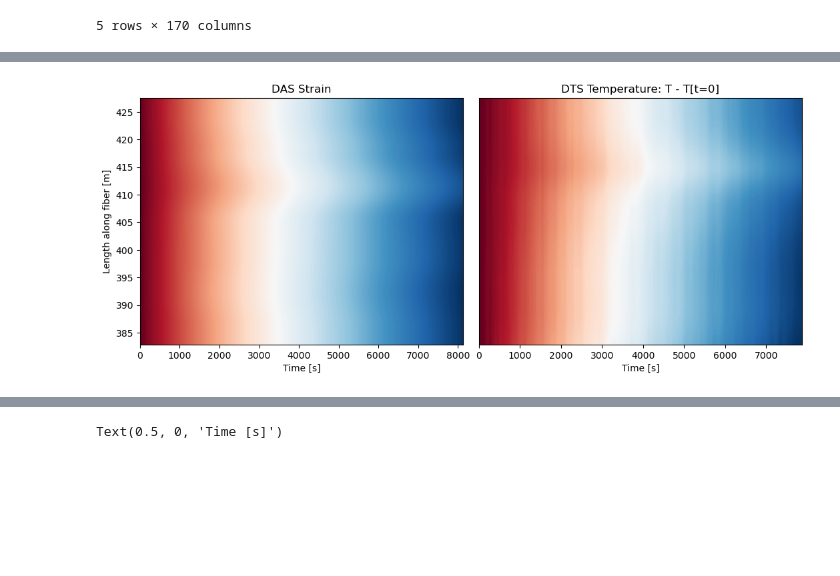
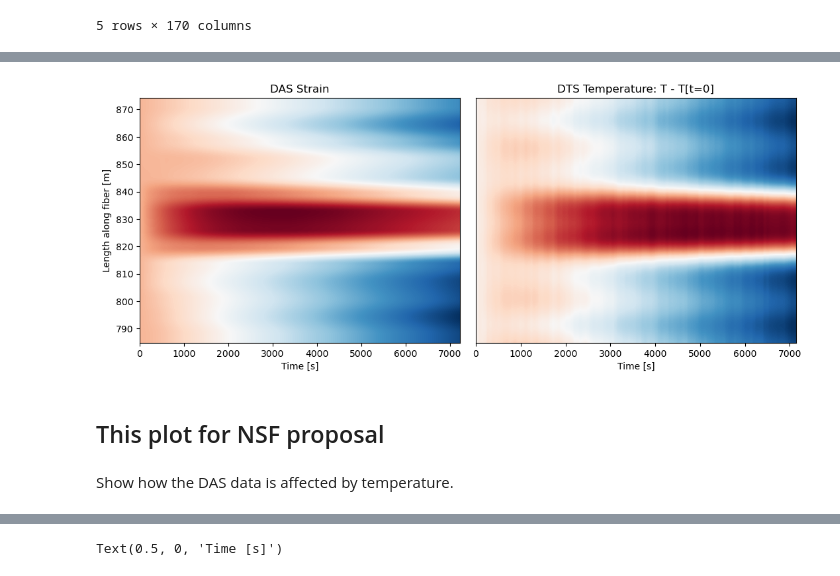
Before and after one commit to graeffd/GreenFjord_DAS, a Jupyter notebook: DAS_temp_test.ipynb, the cells around one changed output, grey strips where cells are left out. Cells and saved outputs as stored; diff of their text form; code cells hidden in the pictures; blank space fills up the shorter version.

```diff
--- a/DAS_temp_test.ipynb
+++ b/DAS_temp_test.ipynb
@@ -60,6 +44,8 @@ all_data.shape, all_times.shape
+# %%
+all_times = sintela_to_datetime(t_rec)
 # %%
-nt = all_data.shape[0]
-nx = all_data.shape[1]
+nt = data_rec.shape[0]
+nx = data_rec.shape[1]
 print('Number of time steps: {}, Number of channels: {}'.format(nt,nx))
 print("Sampling Frequency: {} Hz, cable length: {:.1f} m".format(attrs['PulseRate'], attrs['SpatialSamplingInterval']*nx))
 # %% [output]
@@ -75,7 +61,7 @@ import matplotlib
 cmap = plt.get_cmap('RdBu_r')
 cmap.set_bad(color='white')
 # normalize each channel by the maximum amplitude
-data_norm = all_data.copy()
+data_norm = data_rec.copy()
 data_norm -= np.mean(data_norm[~np.isnan(data_norm)], axis=0)
 data_norm = data_norm / (np.max(data_norm[~np.isnan(data_norm)], axis=0) - np.min(data_norm[~np.isnan(data_norm)], axis=0))
 fig, ax = plt.subplots()
@@ -95,12 +81,12 @@ plt.show()
 ### Select Data to have a closer look!!!
 # %%
 # select channels to look into (exclude bad channels in which we are not interested)
-start_cha = 60#100#125
-end_cha = 67#150#135 #nx
+start_cha = 123#60#100#125
+end_cha = 137#67#150#135 #nx
 t_start = 60 # in seconds
 t_end = nt/attrs['PulseRate'] # in seconds
 
-data_select = all_data[int(t_start*attrs['PulseRate']):int(t_end*attrs['PulseRate'])
+data_select = data_rec[int(t_start*attrs['PulseRate']):int(t_end*attrs['PulseRate'])
                    ,start_cha:end_cha]
 # %% [markdown]
 ## Waterfall Plot
@@ -251,32 +237,39 @@ data_select_int = data_select.copy()
 
 im1 = ax[0].imshow(np.cumsum(data_select_int, axis=0).T, origin='lower',
            aspect='auto',
              # vmin=np.percentile(data_norm[~np.isnan(data_norm)],1),
              # vmax=np.percentile(data_norm[~np.isnan(data_norm)],99),
            extent=[0, (all_times[-1]-all_times[0]).total_seconds(),
                    start_cha*attrs['SpatialSamplingInterval'],
                    end_cha*attrs['SpatialSamplingInterval']],
             cmap='RdBu_r',
             )
 # right plot (DTS measurement)
 temp_filt = temp_arr.copy()
 [b,a]=scipy.signal.butter(2, 1/attrs['GaugeLength']/2.,'lowpass', fs=1/(df.index[1]-df.index[0])) # frequency in m
 temp_filt = scipy.signal.filtfilt(b,a,temp_filt,axis=1)
 im2 = ax[1].imshow((temp_filt-temp_filt[0,:]).T, origin='lower',
            aspect='auto',
             extent=[0,(df.columns[-1]-df.columns[0]).total_seconds(),
                    df.index[0], df.index[-1]],
             cmap='RdBu_r',
             )
+
+cbar = plt.colorbar(im)
+
 ax[0].set_title('DAS Strain')
 ax[1].set_title('DTS Temperature: T - T[t=0]')
 ax[0].set_ylabel('Length along fiber [m]')
 ax[1].set_yticks([])
 ax[0].set_xlabel('Time [s]')
 ax[1].set_xlabel('Time [s]')
 
 plt.subplots_adjust(wspace=0.05)
 plt.show()
-fig.savefig('../../plots/DAS_labtest/temperature_test/fig2_temp.png', dpi=300, bbox_inches='tight')
+# fig.savefig('../../plots/DAS_labtest/temperature_test/fig2_temp.png', dpi=300, bbox_inches='tight')
 # %% [output]
-[figure, old version]
+[figure, new version]
+# %% [markdown]
+## This plot for NSF proposal
+# %% [markdown]
+Show how the DAS data is affected by temperature.
```
Also changed, not shown: parts of 12 cells of this notebook, 5 other files.
